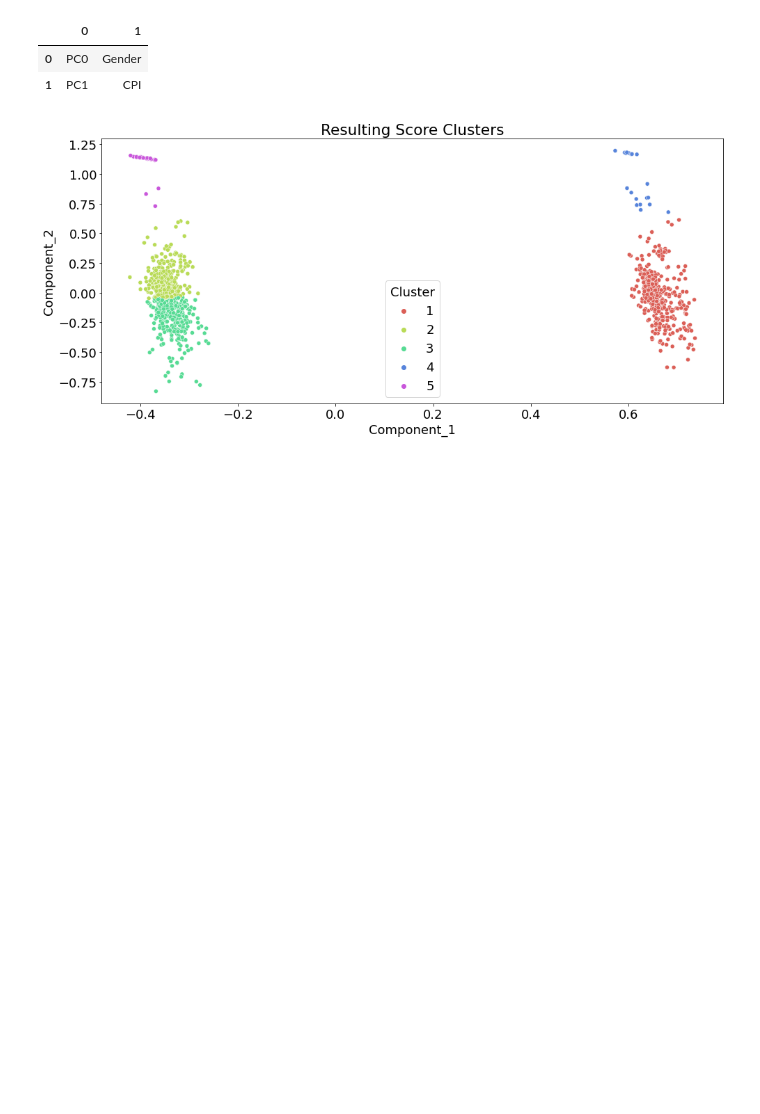
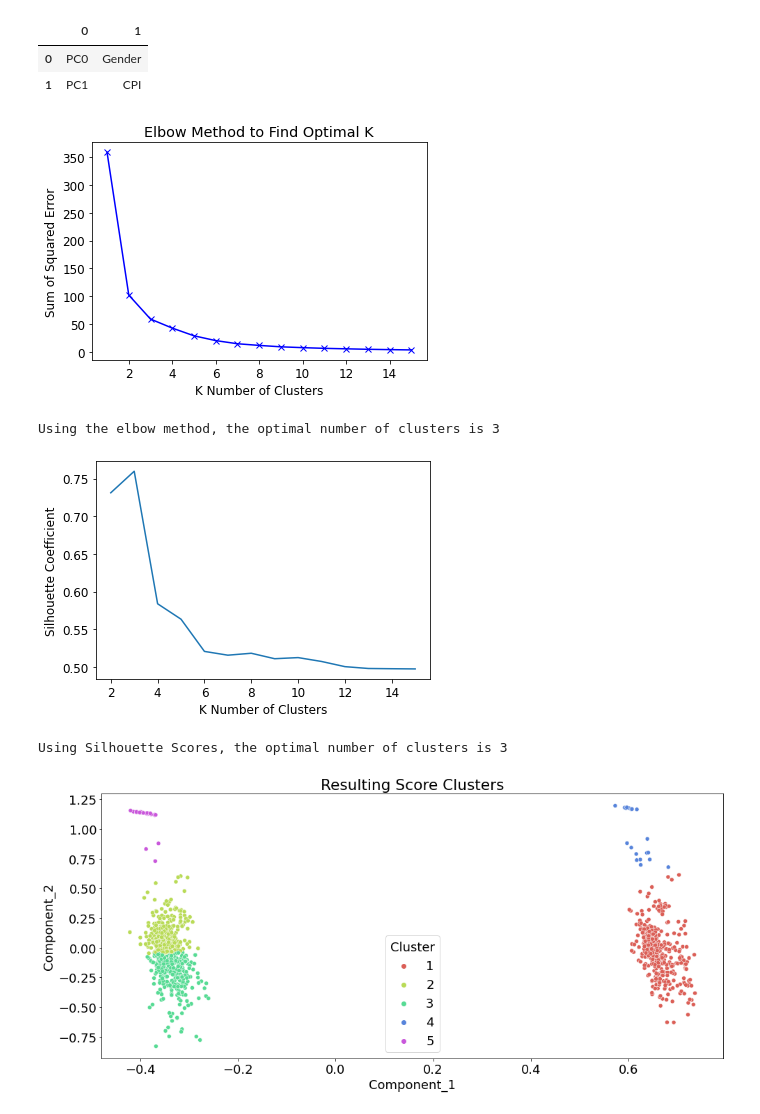
Before and after one commit to jozieLamp/CARNA, a Jupyter notebook: Group Cluster Create Score Labels.ipynb, the cells around one changed output. Cells and saved outputs as stored; diff of their text form; code cells hidden in the pictures; blank space fills up the shorter version.

```diff
--- a/Group Cluster Create Score Labels.ipynb
+++ b/Group Cluster Create Score Labels.ipynb
@@ -201,6 +193,33 @@ allDataLabels
 # Cluster Labels
 # %%
 #HELPER METHODS
+def clusterFindK(X): #find optimal num k
+    sum_of_squared_distances = []
+    silhouette = []
+    K = range(1,16)
+    for k in K:
+        k_means = KMeans(n_clusters=k, init='k-means++',n_init=50, max_iter=500, tol=1e-04, random_state=0)
+        model = k_means.fit(X)
+        sum_of_squared_distances.append(k_means.inertia_)
+        if k != 1:
+            silhouette.append(silhouette_score(X, k_means.labels_))
+
+
+    plt.plot(K, sum_of_squared_distances, 'bx-')
+    plt.xlabel('K Number of Clusters')
+    plt.ylabel('Sum of Squared Error')
+    plt.title('Elbow Method to Find Optimal K')
+    plt.show()
+
+    kl = KneeLocator(K, sum_of_squared_distances, curve="convex", direction="decreasing")
+    print("Using the elbow method, the optimal number of clusters is", kl.elbow)
+
+    plt.plot(range(2,16), silhouette)
+    plt.xlabel("K Number of Clusters")
+    plt.ylabel("Silhouette Coefficient")
+    plt.show()
+
+    print("Using Silhouette Scores, the optimal number of clusters is", silhouette.index(max(silhouette))+2)
 
 def plotPCAClusters(X, y_km, K, name): #plot clusters from pca
     df = pd.DataFrame(X, columns=["Component_1", "Component_2"])
@@ -431,3 +450,11 @@ df
 |  | 0 | 1 |
 | 0 | PC0 | Gender |
 | 1 | PC1 | CPI |
+# %%
+# Find optimal K
+clusterFindK(data)
+# %% [output]
+[figure, added]
+Using the elbow method, the optimal number of clusters is 3
+[figure, added]
+Using Silhouette Scores, the optimal number of clusters is 3
```
Also changed, not shown: parts of 6 cells of this notebook, 1 other file.
